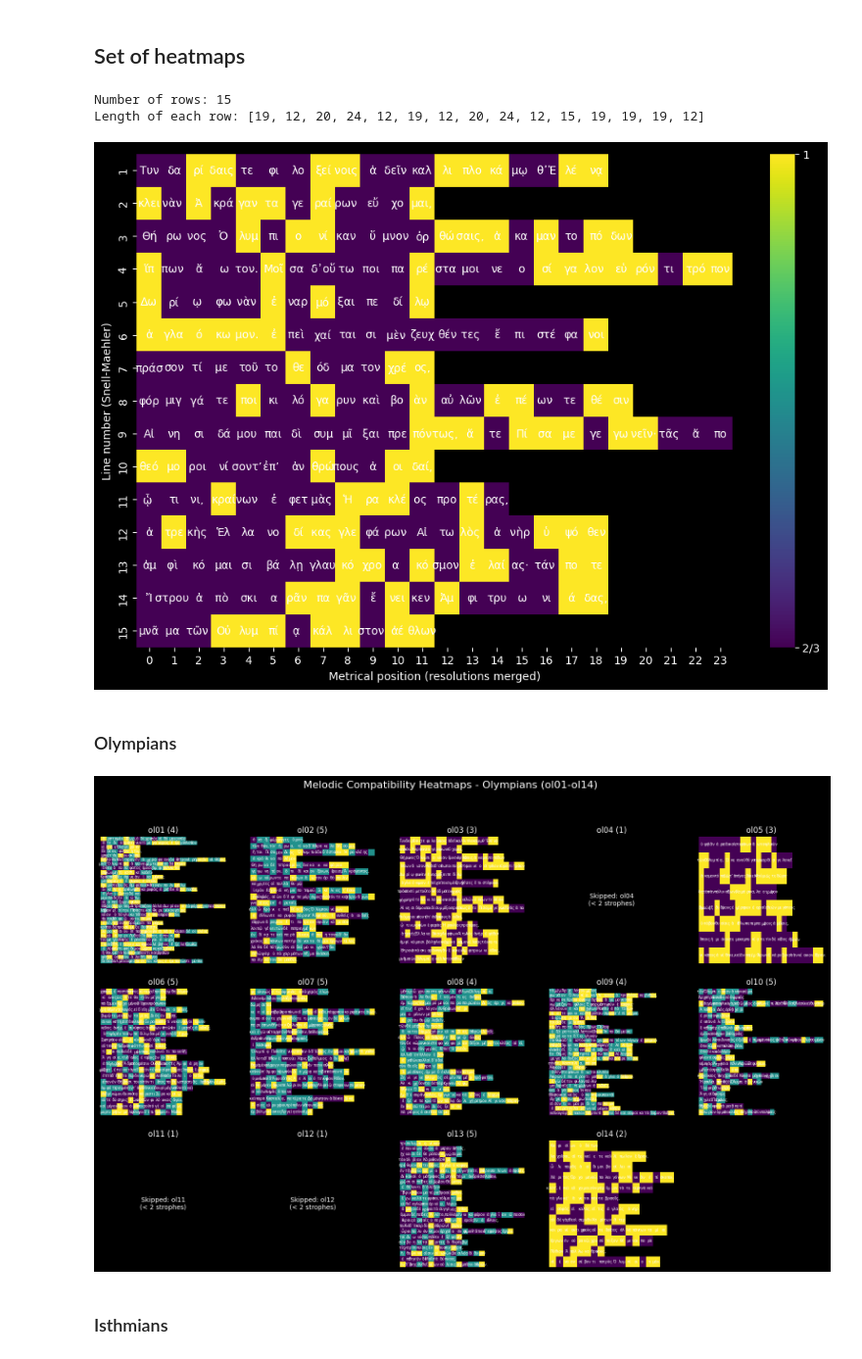
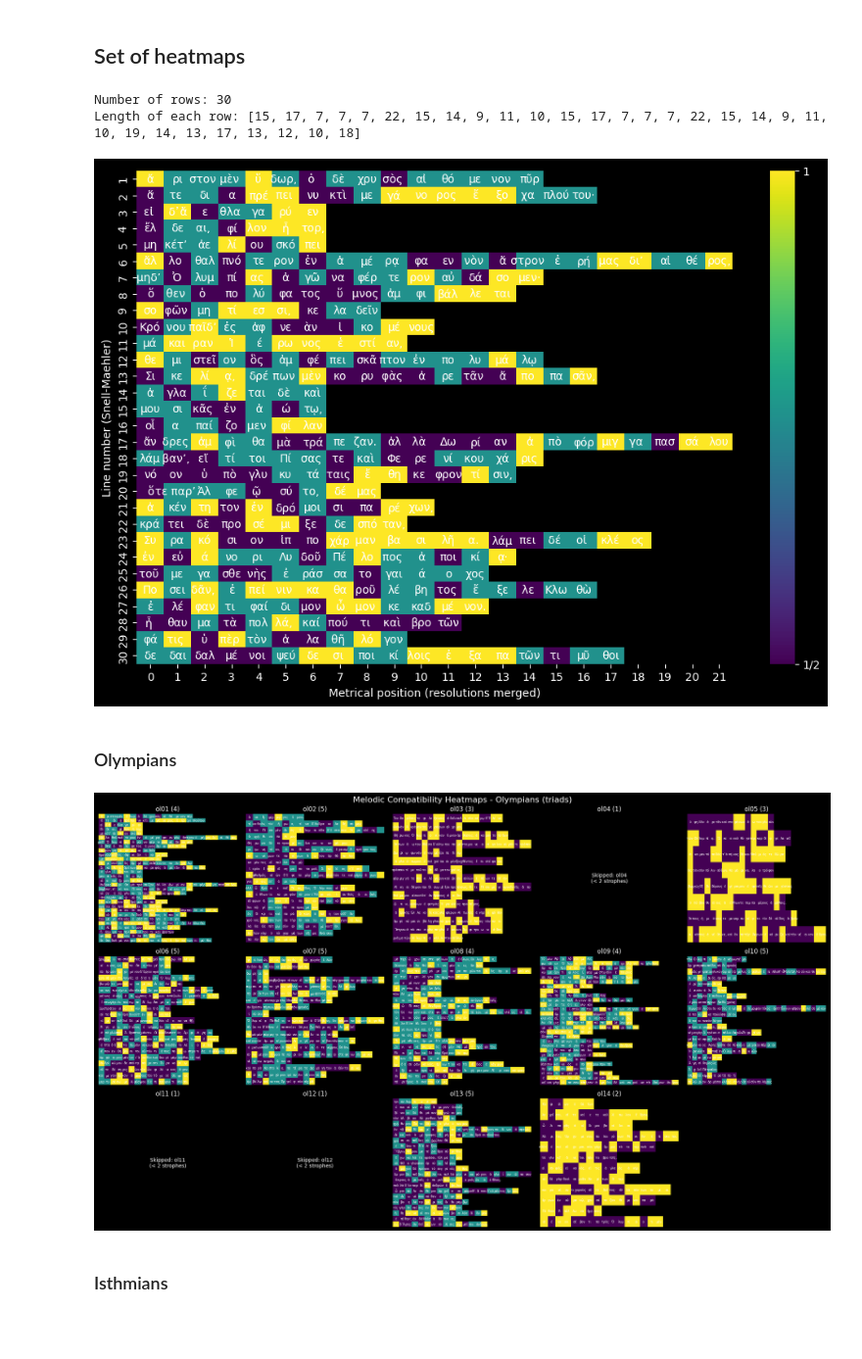
Before and after one commit to Urdatorn/responsio-accentuum, a Jupyter notebook: nb_results_comp.ipynb, the cells around one changed output. Shown at 98% size. Cells and saved outputs as stored; diff of their text form; code cells hidden in the pictures; blank space fills up the shorter version.

```diff
--- a/nb_results_comp.ipynb
+++ b/nb_results_comp.ipynb
@@ -286,7 +281,7 @@ from src.stats_comp import compatibility_canticum
 from src.utils.utils import get_text_matrix
 
 xml_file = 'data/compiled/ht_olympians_triads.xml'
-canticum_id = "ol03"
+canticum_id = "ol01"
 canticum_idx = int(canticum_id[-2:])
 
 # -----------------------------
@@ -385,19 +380,19 @@ plt.yticks(
     labels=np.arange(1, len(data_matrix) + 1)
 )
 
-#plt.savefig("media/plots/heatmap_pythia_4_comp.png", dpi=600, bbox_inches="tight")
+plt.savefig("media/plots/heatmap_olympia_1_comp.png", dpi=600, bbox_inches="tight")
 plt.show()
 # %% [output]
-Number of rows: 15
-Length of each row: [19, 12, 20, 24, 12, 19, 12, 20, 24, 12, 15, 19, 19, 19, 12]
+Number of rows: 30
+Length of each row: [15, 17, 7, 7, 7, 22, 15, 14, 9, 11, 10, 15, 17, 7, 7, 7, 22, 15, 14, 9, 11, 10, 19, 14, 13, 17, 13, 12, 10, 18]
-[figure, old version]
+[figure, new version]
 # %% [markdown]
 ### Olympians
 # %%
 from heatmaps import make_all_heatmaps
-make_all_heatmaps('data/compiled/ht_olympians_triads.xml')
+make_all_heatmaps('data/compiled/ht_olympians_triads.xml', prefix="ol", suptitle="Melodic Compatibility Heatmaps - Olympians (triads)")
 # %% [output]
-[figure, old version]
+[figure, new version]
 # %% [markdown]
 ### Isthmians
 # %%
```
Also changed, not shown: parts of 7 cells of this notebook, 19 other files.
